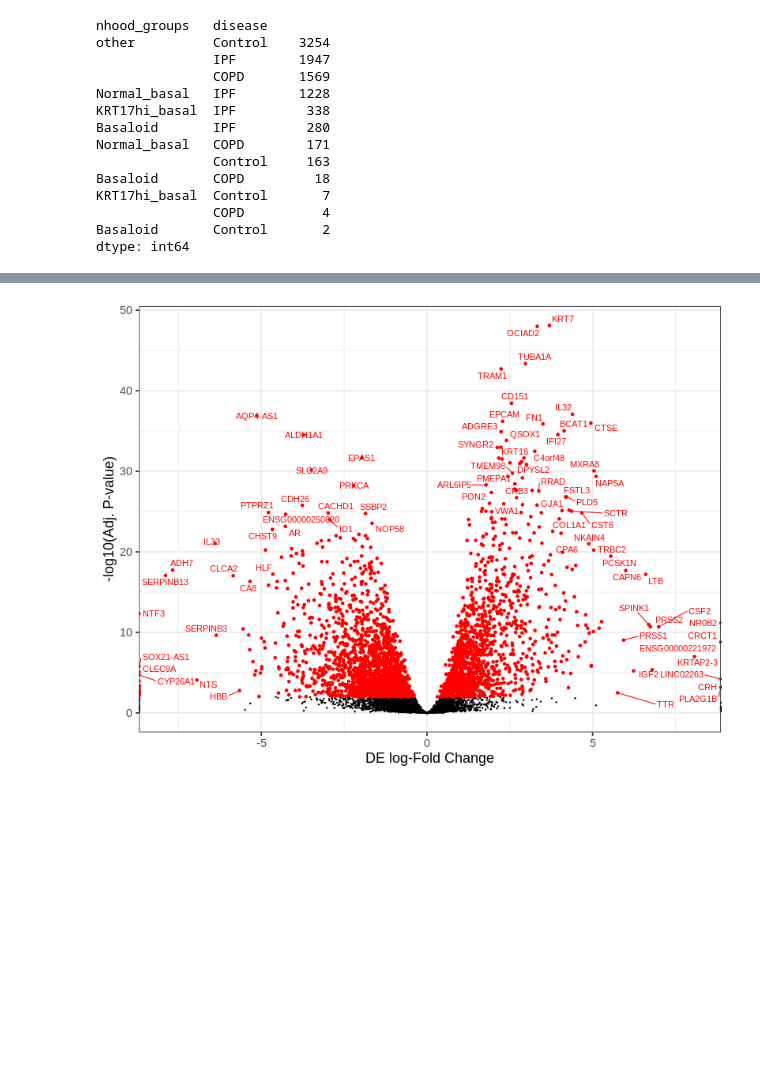
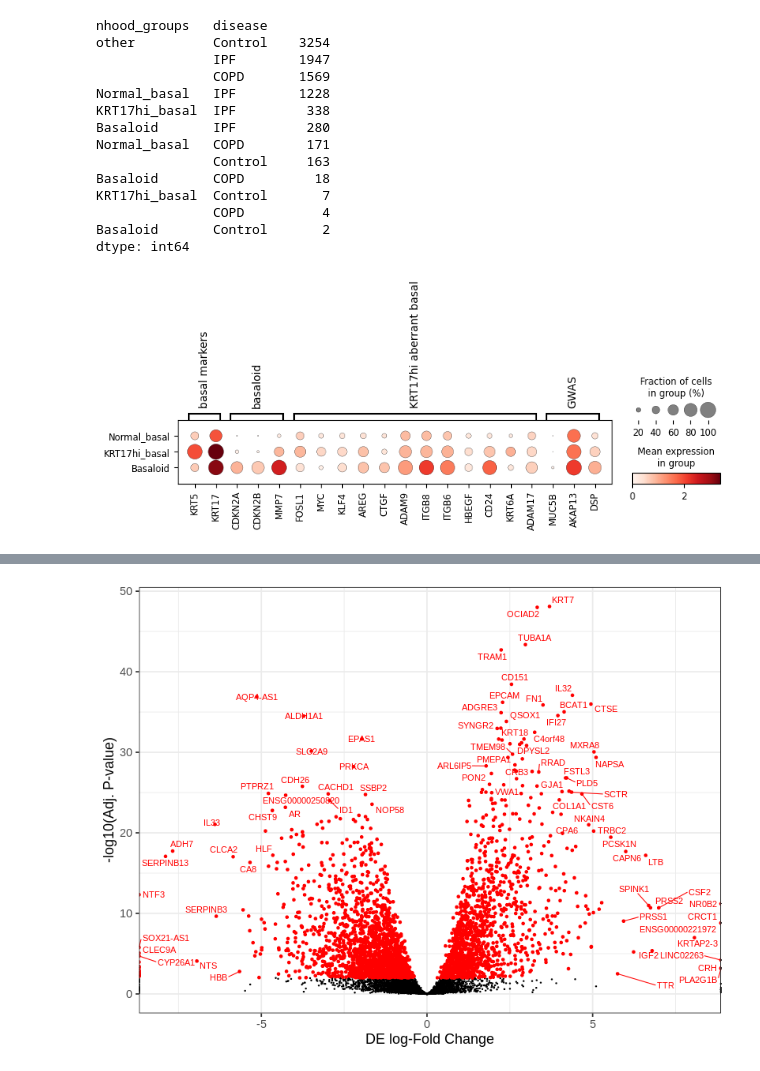
Before and after one commit to MarioniLab/oor_design_reproducibility, a Jupyter notebook: src/_misc/HLCA_IPF_analysis/DE_KRT17hi_vs_Basaloid.ipynb, the cells around one changed output, grey strips where cells are left out. Drawn from its saved outputs; the diff is of its cells as text; code cells hidden in the pictures; blank space fills up the shorter version.

```diff
--- a/src/_misc/HLCA_IPF_analysis/DE_KRT17hi_vs_Basaloid.ipynb
+++ b/src/_misc/HLCA_IPF_analysis/DE_KRT17hi_vs_Basaloid.ipynb
@@ -417,0 +239,12 @@ dtype: int64
+# %%
+acr_adata.obs['nhood_groups'] = acr_adata.obs['nhood_groups'].cat.reorder_categories(['other', 'Normal_basal', 'KRT17hi_basal', 'Basaloid'])
+
+sc.pl.dotplot(acr_adata[acr_adata.obs['Celltype_HLCA'].isin(ct_groups['basal'])],
+              {'basal markers':['KRT5', 'KRT17'],
+               'basaloid':['CDKN2A', 'CDKN2B', 'MMP7'],
+               'KRT17hi aberrant basal':['FOSL1','MYC','KLF4', 'AREG', "CTGF", 'ADAM9', "ITGB8", 'ITGB6', 'HBEGF', 'CD24', 'KRT6A', 'ADAM17'],
+               'GWAS':['MUC5B', "AKAP13", "DSP"]
+              }, cmap='Reds',
+              groupby='nhood_groups', vmin=0)
+# %% [output]
+[figure, added]
```
Also changed, not shown: parts of 49 cells of this notebook, 12 other files.
